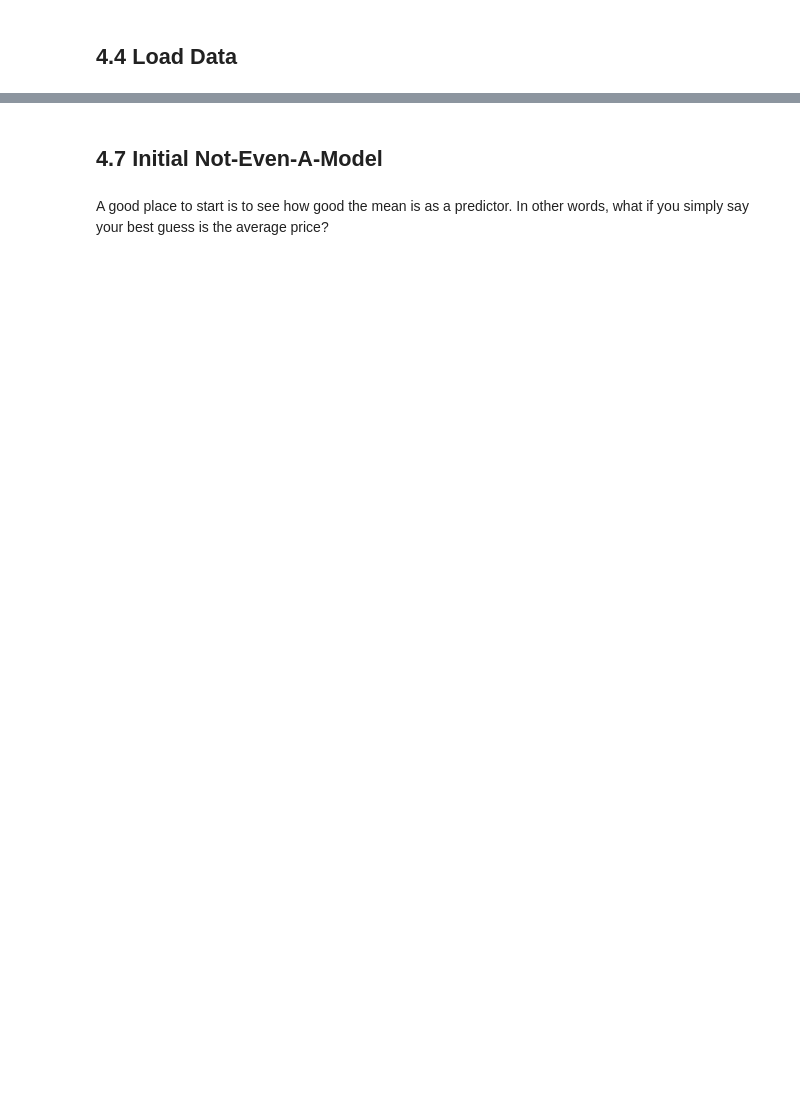
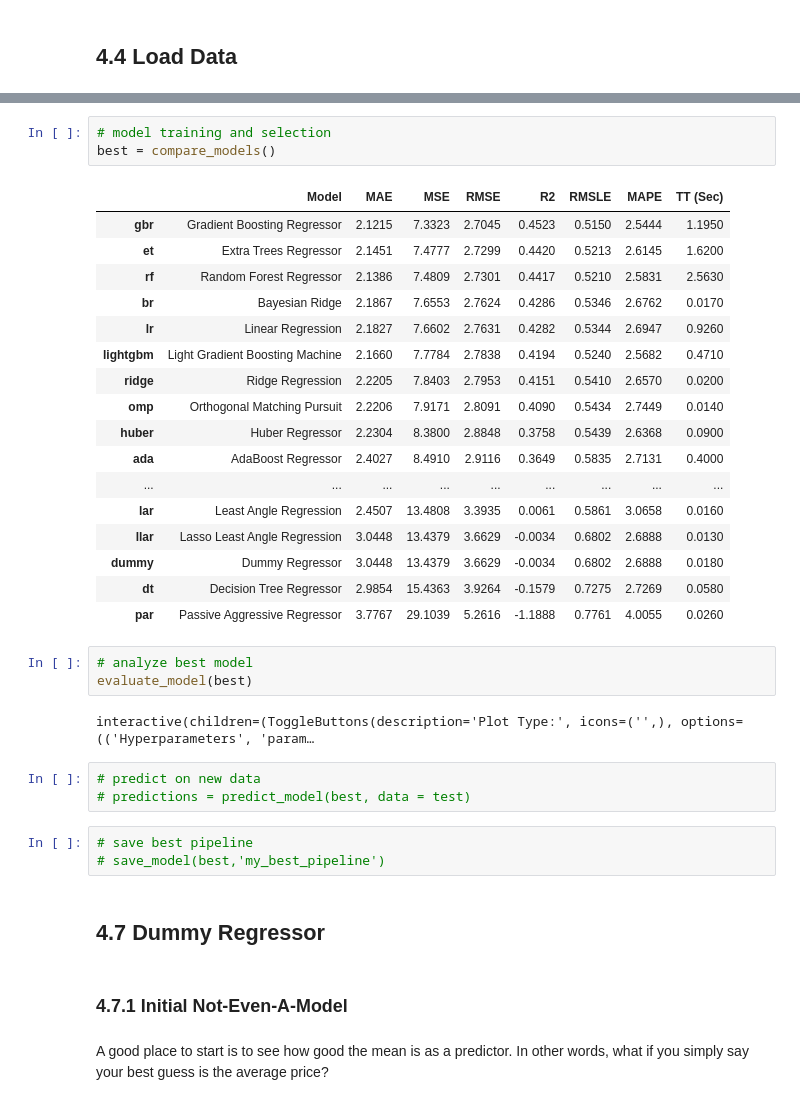
Before and after one commit to qq7933086/Laboratory_earthquake_time_prediction, a Jupyter notebook: Notebooks/04_preprocessing_and_training.ipynb, the cells around one changed output, grey strips where cells are left out. Cells and saved outputs as stored; diff of their text form; blank space fills up the shorter version.

Commit message:
Initial model & auto ML

```diff
--- a/Notebooks/04_preprocessing_and_training.ipynb
+++ b/Notebooks/04_preprocessing_and_training.ipynb
@@ -81,5 +78,39 @@ y_train.shape, y_test.shape
+# %%
+# model training and selection
+best = compare_models()
+# %% [output]
+|  | Model | MAE | MSE | RMSE | R2 | RMSLE | MAPE | TT (Sec) |
+| gbr | Gradient Boosting Regressor | 2.1215 | 7.3323 | 2.7045 | 0.4523 | 0.5150 | 2.5444 | 1.1950 |
+| et | Extra Trees Regressor | 2.1451 | 7.4777 | 2.7299 | 0.4420 | 0.5213 | 2.6145 | 1.6200 |
+| rf | Random Forest Regressor | 2.1386 | 7.4809 | 2.7301 | 0.4417 | 0.5210 | 2.5831 | 2.5630 |
+| br | Bayesian Ridge | 2.1867 | 7.6553 | 2.7624 | 0.4286 | 0.5346 | 2.6762 | 0.0170 |
+| lr | Linear Regression | 2.1827 | 7.6602 | 2.7631 | 0.4282 | 0.5344 | 2.6947 | 0.9260 |
+| lightgbm | Light Gradient Boosting Machine | 2.1660 | 7.7784 | 2.7838 | 0.4194 | 0.5240 | 2.5682 | 0.4710 |
+| ridge | Ridge Regression | 2.2205 | 7.8403 | 2.7953 | 0.4151 | 0.5410 | 2.6570 | 0.0200 |
+| omp | Orthogonal Matching Pursuit | 2.2206 | 7.9171 | 2.8091 | 0.4090 | 0.5434 | 2.7449 | 0.0140 |
+| huber | Huber Regressor | 2.2304 | 8.3800 | 2.8848 | 0.3758 | 0.5439 | 2.6368 | 0.0900 |
+| ada | AdaBoost Regressor | 2.4027 | 8.4910 | 2.9116 | 0.3649 | 0.5835 | 2.7131 | 0.4000 |
+| ... | ... | ... | ... | ... | ... | ... | ... | ... |
+| lar | Least Angle Regression | 2.4507 | 13.4808 | 3.3935 | 0.0061 | 0.5861 | 3.0658 | 0.0160 |
+| llar | Lasso Least Angle Regression | 3.0448 | 13.4379 | 3.6629 | -0.0034 | 0.6802 | 2.6888 | 0.0130 |
+| dummy | Dummy Regressor | 3.0448 | 13.4379 | 3.6629 | -0.0034 | 0.6802 | 2.6888 | 0.0180 |
+| dt | Decision Tree Regressor | 2.9854 | 15.4363 | 3.9264 | -0.1579 | 0.7275 | 2.7269 | 0.0580 |
+| par | Passive Aggressive Regressor | 3.7767 | 29.1039 | 5.2616 | -1.1888 | 0.7761 | 4.0055 | 0.0260 |
+# %%
+# analyze best model
+evaluate_model(best)
+# %% [output]
+interactive(children=(ToggleButtons(description='Plot Type:', icons=('',), options=(('Hyperparameters', 'param…
+# %%
+# predict on new data
+# predictions = predict_model(best, data = test)
+# %%
+# save best pipeline
+# save_model(best,'my_best_pipeline')
+# %% [markdown]
+## 4.7 Dummy Regressor
 # %% [markdown]
-## 4.7 Initial Not-Even-A-Model<a id='4.7_Initial_Not-Even-A-Model'></a>
+### 4.7.1 Initial Not-Even-A-Model<a id='4.7_Initial_Not-Even-A-Model'></a>
 # %% [markdown]
 A good place to start is to see how good the mean is as a predictor. In other words, what if you simply say your best guess is the average price?
 # %%
```
Also changed, not shown: parts of 60 cells of this notebook.
